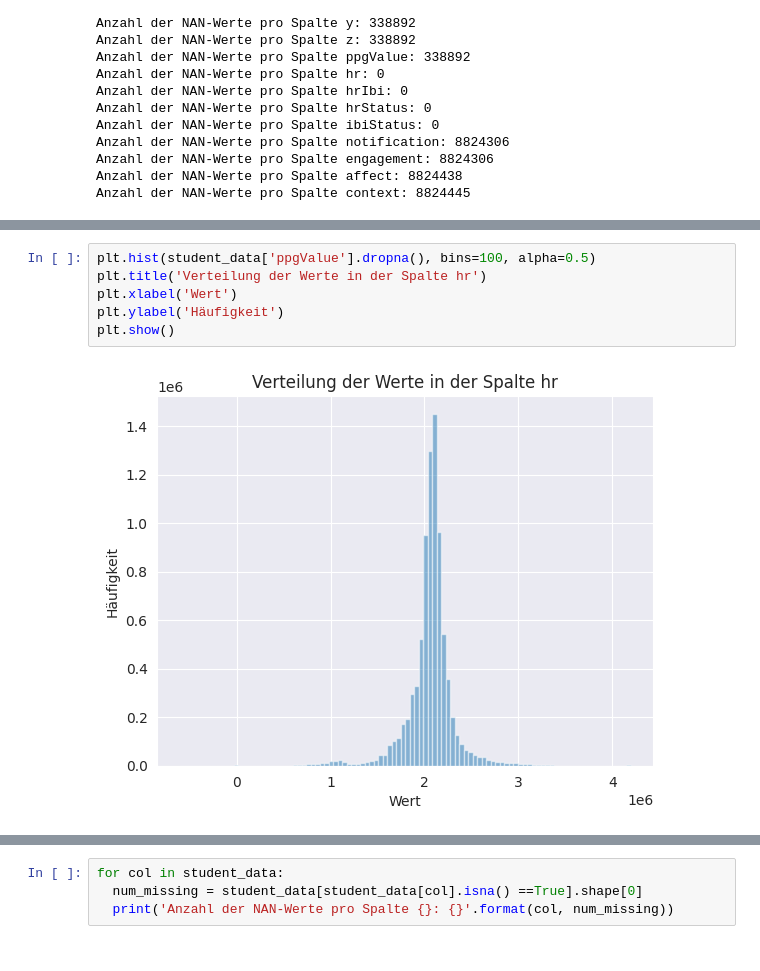
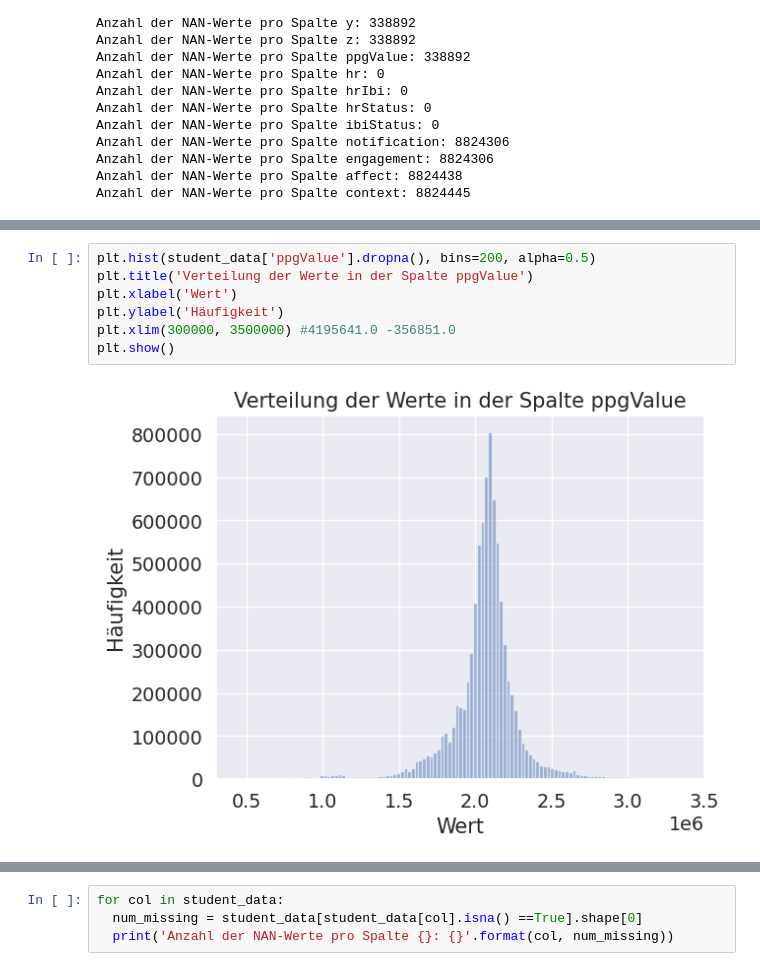
Before and after one commit to Wespe95/BBDC_2024, a Jupyter notebook: BBDC/BBDC_datenanalyse.ipynb, the cells around one changed output, grey strips where cells are left out. Saved outputs shown, nothing was run; the diff lists cells and outputs as text.

Commit message:
Neue Abbildungen und Versuche, die studern_data zu ergänzen.

```diff
--- a/BBDC/BBDC_datenanalyse.ipynb
+++ b/BBDC/BBDC_datenanalyse.ipynb
@@ -840,8 +841,9 @@ Anzahl der NAN-Werte pro Spalte context: 8824445
 # %%
-plt.hist(student_data['ppgValue'].dropna(), bins=100, alpha=0.5)
-plt.title('Verteilung der Werte in der Spalte hr')
+plt.hist(student_data['ppgValue'].dropna(), bins=200, alpha=0.5)
+plt.title('Verteilung der Werte in der Spalte ppgValue')
 plt.xlabel('Wert')
 plt.ylabel('Häufigkeit')
+plt.xlim(300000, 3500000) #4195641.0 -356851.0
 plt.show()
 # %% [output]
-[figure, old version]
+[figure, new version]
```
Also changed, not shown: parts of 16 cells of this notebook.
